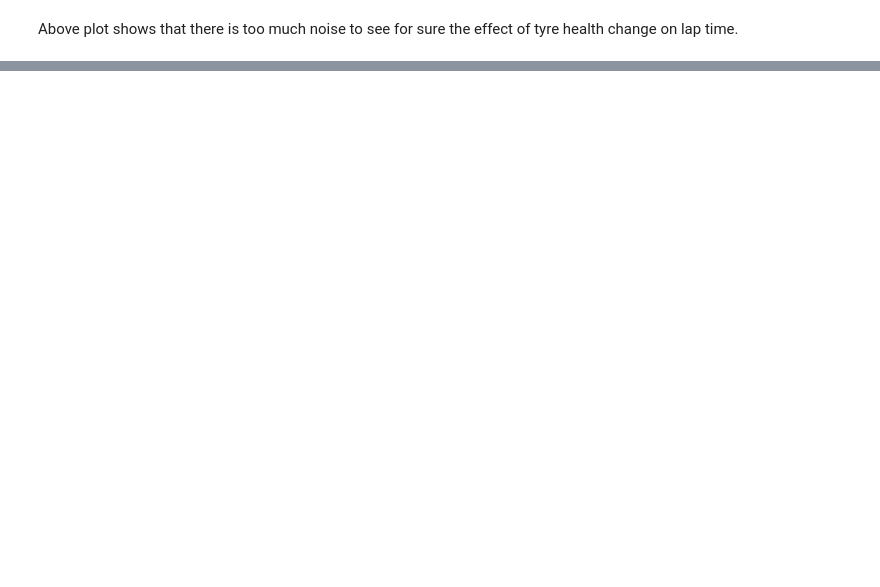
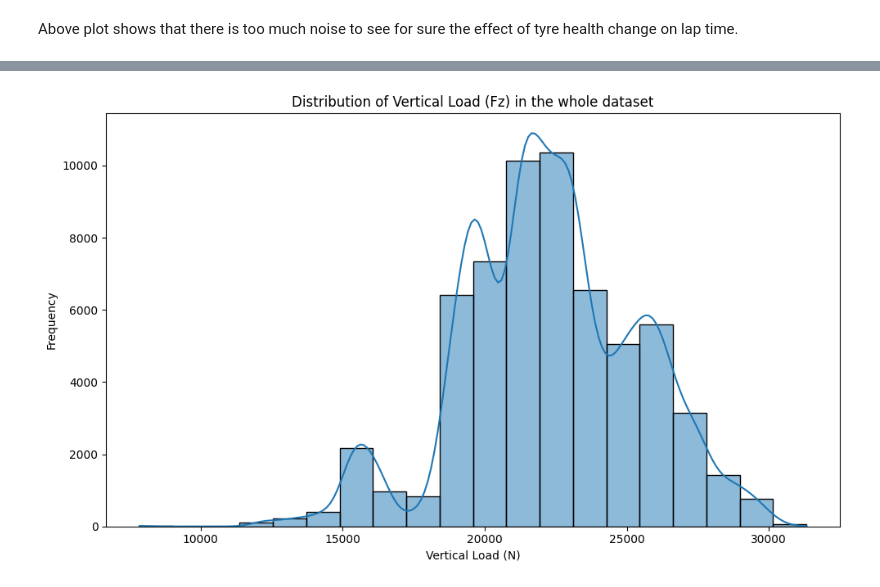
Before and after one commit to Abhaybhabhu/MDM3---F1, a Jupyter notebook: notebooks/physics_dataset_exploration.ipynb, the cells around one changed output, grey strips where cells are left out. Cells and saved outputs as stored; diff of their text form; code cells hidden in the pictures; blank space fills up the shorter version.

```diff
--- a/notebooks/physics_dataset_exploration.ipynb
+++ b/notebooks/physics_dataset_exploration.ipynb
@@ -148,0 +194,11 @@ Above plot shows that there is too much noise to see for sure the effect of tyre
+# %%
+# plot distribution of F_z
+plt.figure(figsize=(10, 6))
+sns.histplot(fizz_dataset["Fz_N"], bins=20, kde=True)
+plt.title("Distribution of Vertical Load (Fz) in the whole dataset")
+plt.xlabel("Vertical Load (N)")
+plt.ylabel("Frequency")
+plt.tight_layout()
+plt.show()
+# %% [output]
+[figure, added]
```
Also changed, not shown: parts of 10 cells of this notebook.
